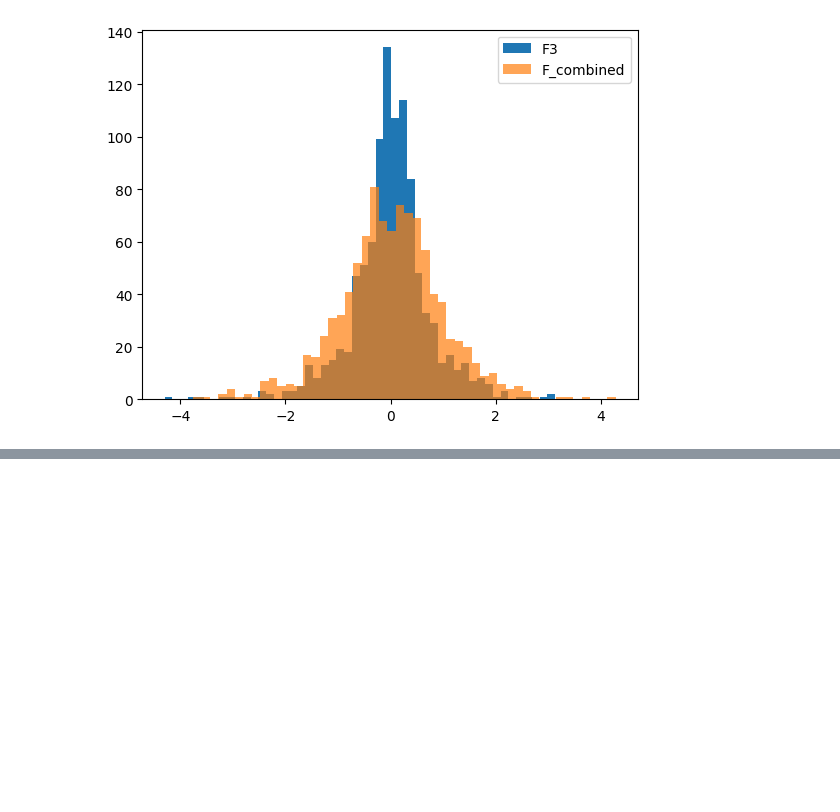
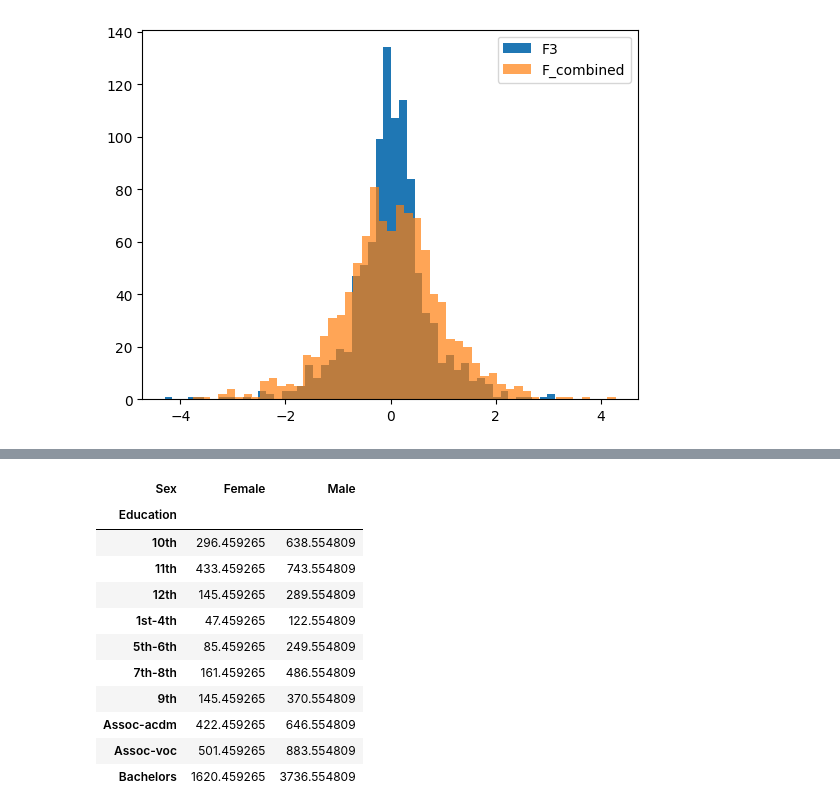
Before and after one commit to stevegee1/Programming_Differential_Privacy, a Jupyter notebook: properties_of_DP.ipynb, the cells around one changed output, grey strips where cells are left out. Cells and saved outputs as stored; diff of their text form; code cells hidden in the pictures; blank space fills up the shorter version.

```diff
--- a/properties_of_DP.ipynb
+++ b/properties_of_DP.ipynb
@@ -69,0 +83,7 @@ plt.legend()
+# %%
+epsilon = 1
+
+# This analysis has a total privacy cost of epsilon = 1, even though we release many results
+f = lambda x: x + np.random.laplace(loc = 0, scale=1/epsilon)
+s = adult['Education'].value_counts().apply(f)
+s.to_frame().head(5)
@@ -69,0 +114,17 @@ plt.legend()
+# %%
+# We safely use the contingency table to achieve parallel composition
+f = lambda x: x + np.random.laplace(loc=0, scale=1/epsilon)
+pd.crosstab(adult['Education'], adult['Sex']).apply(f).head(10)
+# %% [output]
+| Sex | Female | Male |
+| Education |  |  |
+| 10th | 296.459265 | 638.554809 |
+| 11th | 433.459265 | 743.554809 |
+| 12th | 145.459265 | 289.554809 |
+| 1st-4th | 47.459265 | 122.554809 |
+| 5th-6th | 85.459265 | 249.554809 |
+| 7th-8th | 161.459265 | 486.554809 |
+| 9th | 145.459265 | 370.554809 |
+| Assoc-acdm | 422.459265 | 646.554809 |
+| Assoc-voc | 501.459265 | 883.554809 |
+| Bachelors | 1620.459265 | 3736.554809 |
```
Also changed, not shown: parts of 4 cells of this notebook, 1 other file.
